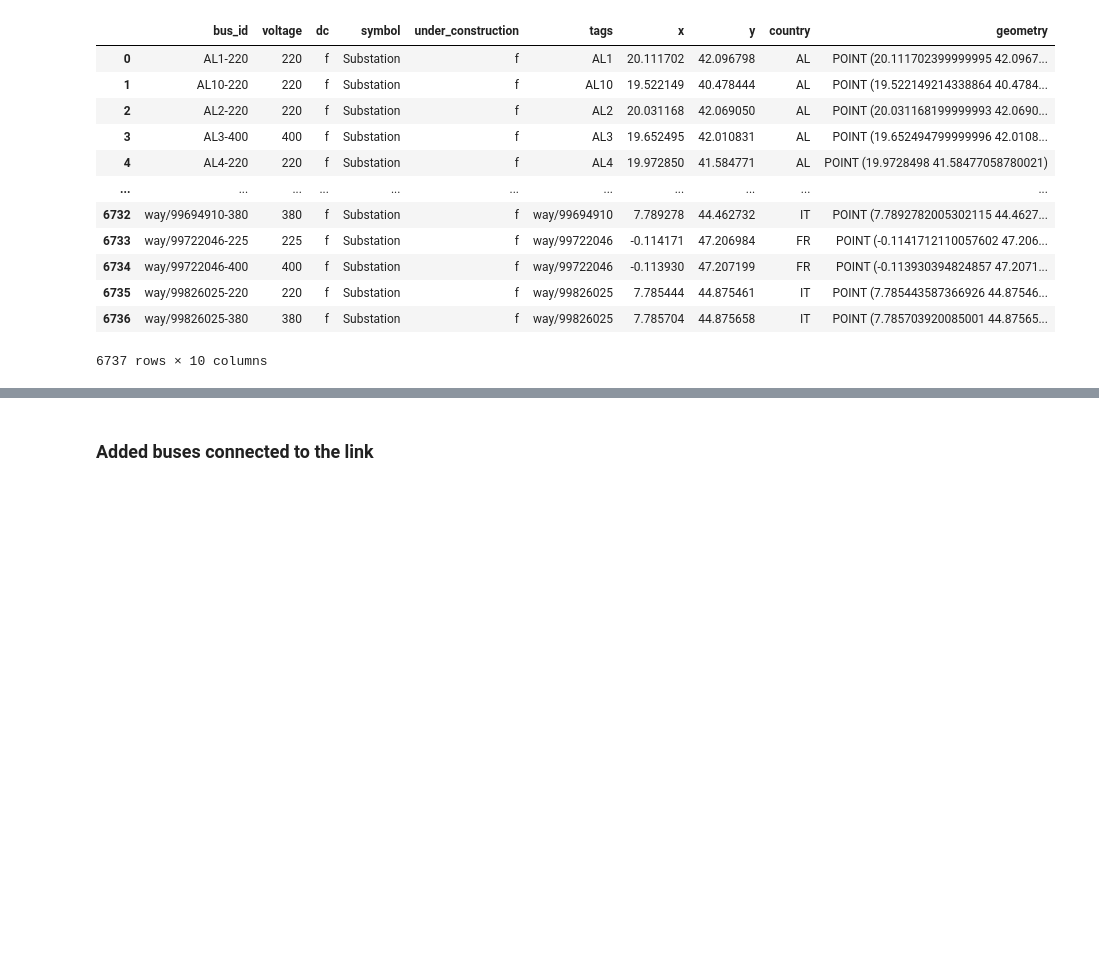
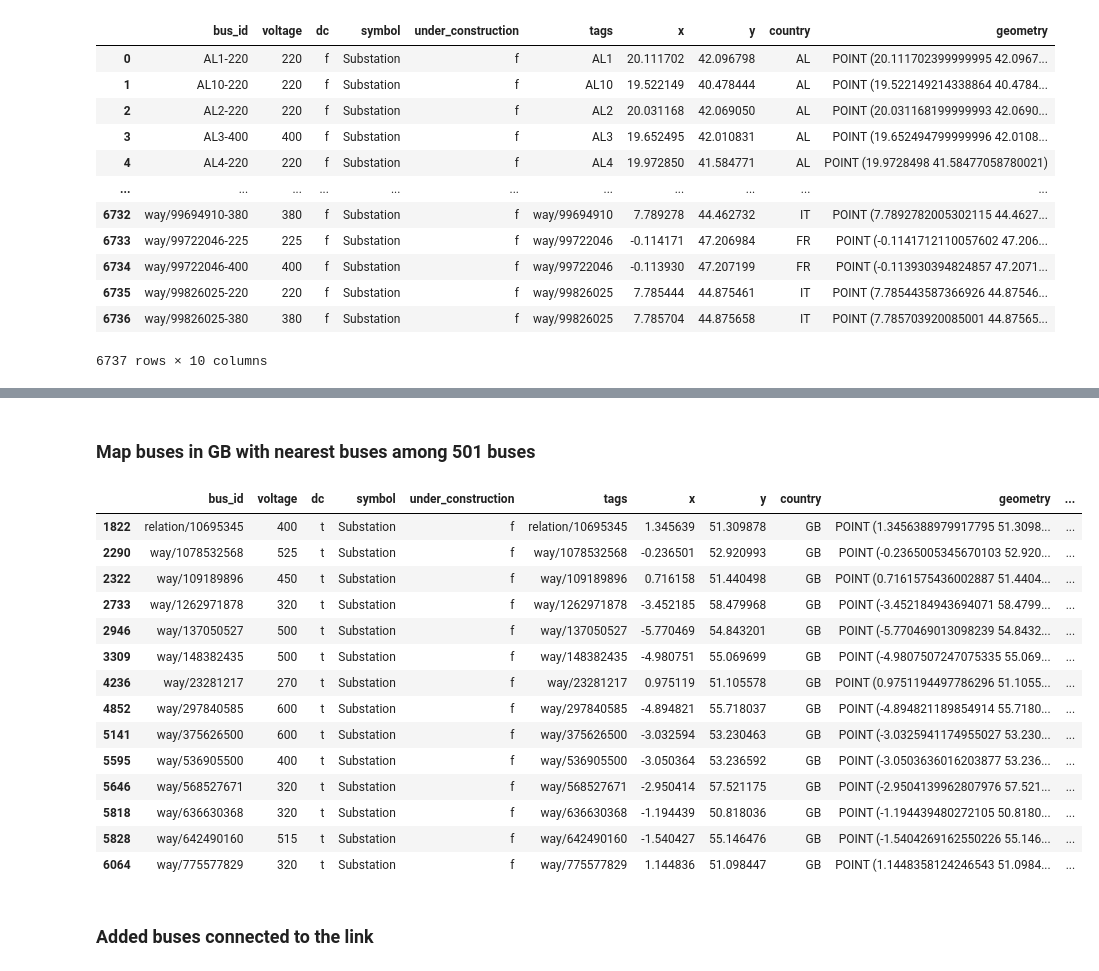
Before and after one commit to zhichuanma/Nature-EV, a Jupyter notebook: data/prerun/GB_Network_Visualization.ipynb, the cells around one changed output, grey strips where cells are left out. Cells and saved outputs as stored; diff of their text form; code cells hidden in the pictures; blank space fills up the shorter version.

```diff
--- a/data/prerun/GB_Network_Visualization.ipynb
+++ b/data/prerun/GB_Network_Visualization.ipynb
@@ -6,8 +6,7 @@ import folium
 
 Buses_combined = pd.read_csv('./buses_mapping/buses_combined.csv',dtype = {'bus385_id': str})
 
-
-df_buses_501 = pd.read_csv('./buses_mapping/buses_501.csv')
+df_buses_501 = pd.read_csv('./buses_mapping/buses_501.csv', comment="#")
 df_buses_385 = pd.read_csv('./buses_mapping/buses_385.csv')
 Buses_combined
 # %% [output]
@@ -131,8 +130,8 @@ for _, row in df_lines.iterrows():
     bus0, bus1 = row['bus0'], row['bus1']
 
     try:
-        coord0 = (y[bus0], x[bus0])
-        coord1 = (y[bus1], x[bus1])
+        coord0 = (y_501[bus0], x_501[bus0])
+        coord1 = (y_501[bus1], x_501[bus1])
 
         folium.PolyLine(
             locations=[coord0, coord1],
@@ -227,3 +257,53 @@ Buses_linked = Buses_EU[Buses_EU['bus_id'].isin(linked_buses)]
+# %% [markdown]
+### Map buses in GB with nearest buses among 501 buses
+# %%
+from scipy.spatial import cKDTree
+
+# Prepare
+Buses_gb_linked = Buses_linked[(Buses_linked['country'] == 'GB') & (Buses_linked['bus_id'] != 'way/975637991')].copy()
+
+bus_ids_gb = Buses_gb_linked['bus_id'].values
+
+bus_ids_501 = df_buses_501['bus_id'].values
+coords_501_all = df_buses_501[['x', 'y']].to_numpy()
+
+nearest_ids = []
+
+# Loop through GB buses
+for i, row in Buses_gb_linked.iterrows():
+    bus_id = row['bus_id']
+    x, y = row['x'], row['y']
+
+    # Filter 501 buses to exclude itself
+    mask = bus_ids_501 != bus_id
+    coords_501 = coords_501_all[mask]
+    ids_501 = bus_ids_501[mask]
+
+    # Build tree and query nearest
+    tree = cKDTree(coords_501)
+    dist, idx = tree.query([x, y], k=1)
+
+    nearest_ids.append(ids_501[idx])
+
+# Add results back
+Buses_gb_linked['nearest_501_id'] = nearest_ids
+Buses_gb_linked
+# %% [output]
+|  | bus_id | voltage | dc | symbol | under_construction | tags | x | y | country | geometry | ... |
+| 1822 | relation/10695345 | 400 | t | Substation | f | relation/10695345 | 1.345639 | 51.309878 | GB | POINT (1.3456388979917795 51.3098... | ... |
+| 2290 | way/1078532568 | 525 | t | Substation | f | way/1078532568 | -0.236501 | 52.920993 | GB | POINT (-0.2365005345670103 52.920... | ... |
+| 2322 | way/109189896 | 450 | t | Substation | f | way/109189896 | 0.716158 | 51.440498 | GB | POINT (0.7161575436002887 51.4404... | ... |
+| 2733 | way/1262971878 | 320 | t | Substation | f | way/1262971878 | -3.452185 | 58.479968 | GB | POINT (-3.452184943694071 58.4799... | ... |
+| 2946 | way/137050527 | 500 | t | Substation | f | way/137050527 | -5.770469 | 54.843201 | GB | POINT (-5.770469013098239 54.8432... | ... |
+| 3309 | way/148382435 | 500 | t | Substation | f | way/148382435 | -4.980751 | 55.069699 | GB | POINT (-4.9807507247075335 55.069... | ... |
+| 4236 | way/23281217 | 270 | t | Substation | f | way/23281217 | 0.975119 | 51.105578 | GB | POINT (0.9751194497786296 51.1055... | ... |
+| 4852 | way/297840585 | 600 | t | Substation | f | way/297840585 | -4.894821 | 55.718037 | GB | POINT (-4.894821189854914 55.7180... | ... |
+| 5141 | way/375626500 | 600 | t | Substation | f | way/375626500 | -3.032594 | 53.230463 | GB | POINT (-3.0325941174955027 53.230... | ... |
+| 5595 | way/536905500 | 400 | t | Substation | f | way/536905500 | -3.050364 | 53.236592 | GB | POINT (-3.0503636016203877 53.236... | ... |
+| 5646 | way/568527671 | 320 | t | Substation | f | way/568527671 | -2.950414 | 57.521175 | GB | POINT (-2.9504139962807976 57.521... | ... |
+| 5818 | way/636630368 | 320 | t | Substation | f | way/636630368 | -1.194439 | 50.818036 | GB | POINT (-1.194439480272105 50.8180... | ... |
+| 5828 | way/642490160 | 515 | t | Substation | f | way/642490160 | -1.540427 | 55.146476 | GB | POINT (-1.5404269162550226 55.146... | ... |
+| 6064 | way/775577829 | 320 | t | Substation | f | way/775577829 | 1.144836 | 51.098447 | GB | POINT (1.1448358124246543 51.0984... | ... |
 # %% [markdown]
 ### Added buses connected to the link
 # %%
```
Also changed, not shown: parts of 7 cells of this notebook, 2 other files.
